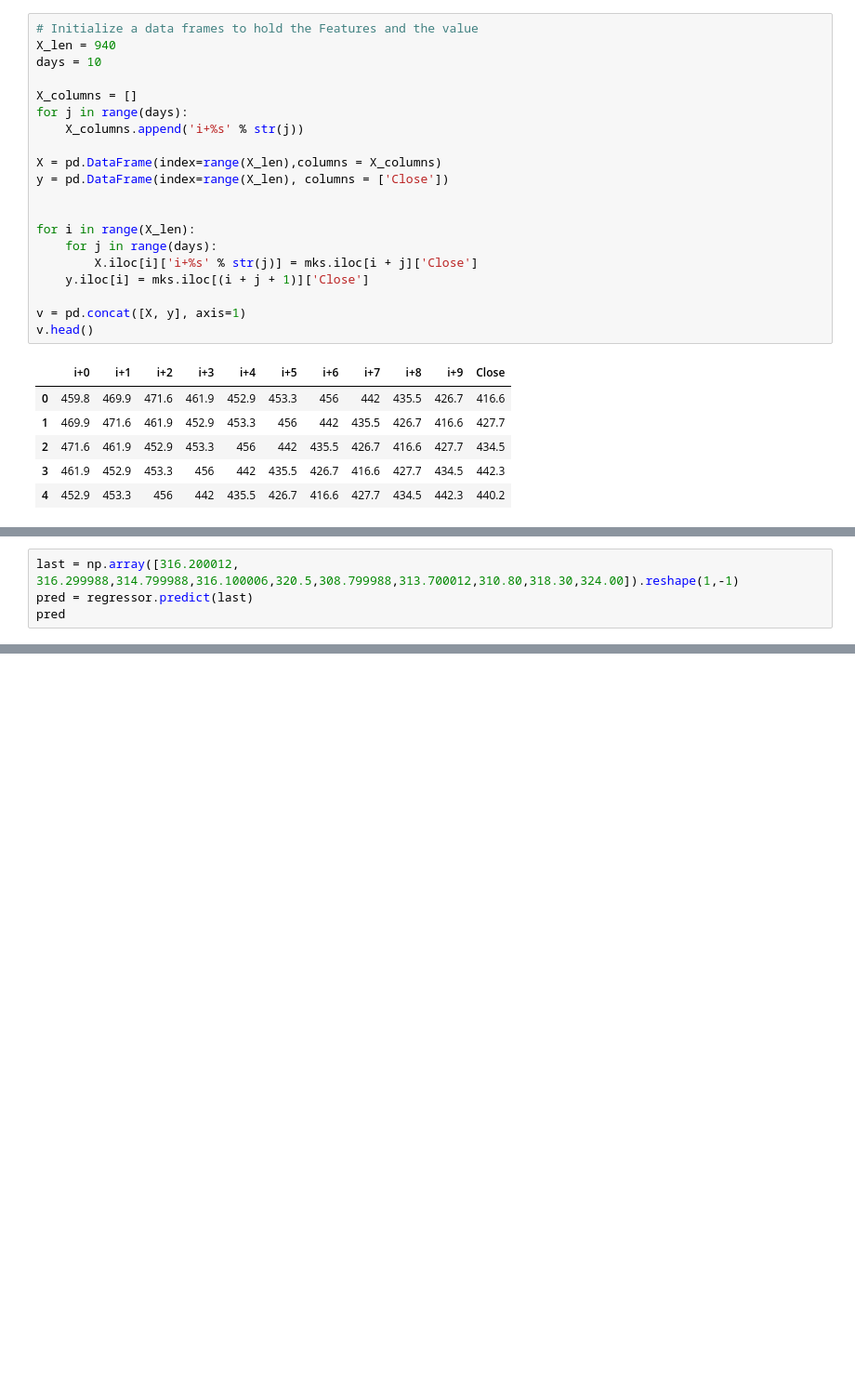
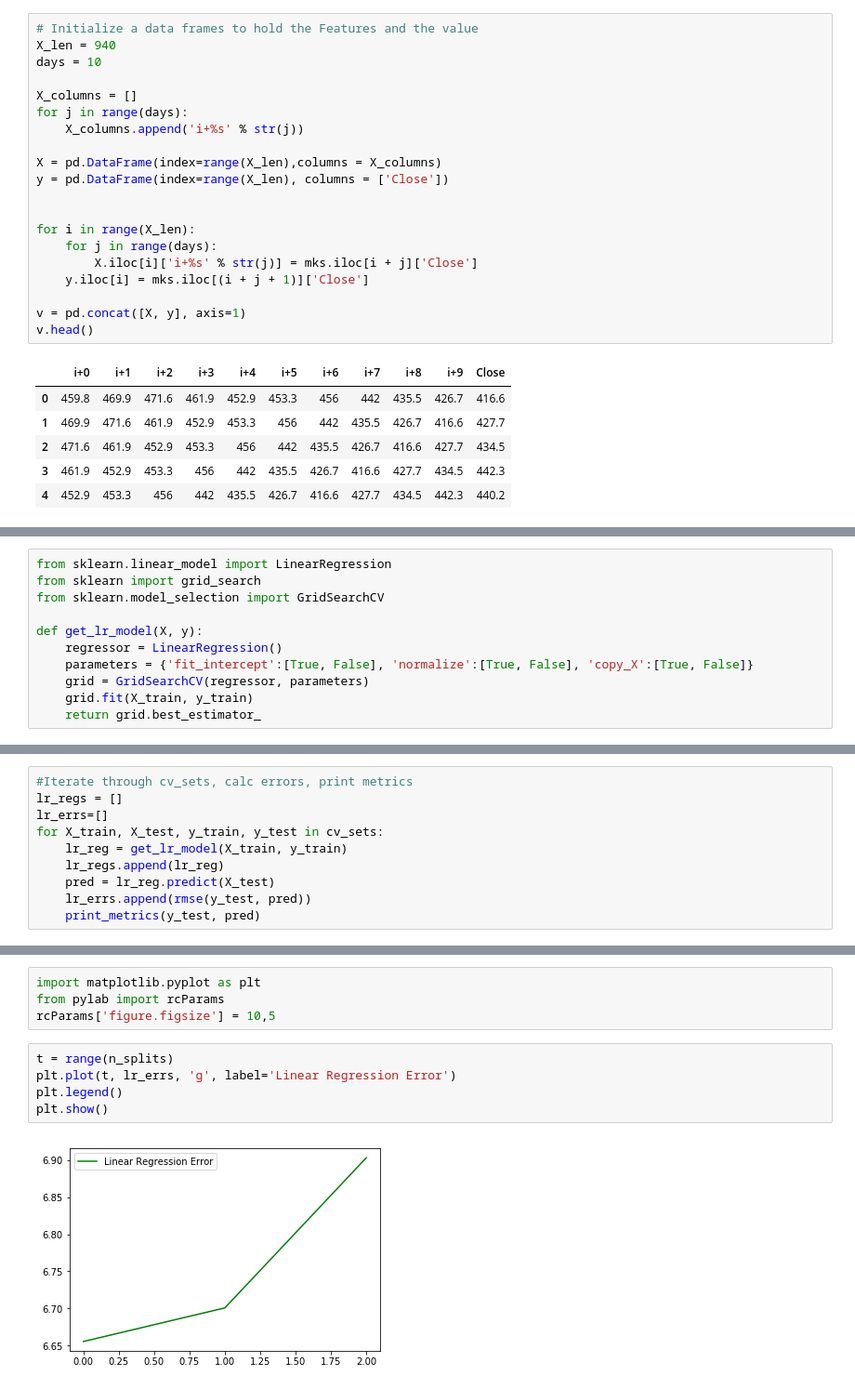
Before and after one commit to pnevmap/Stock-Predictor, a Jupyter notebook: features-and-model-MKS.ipynb, the cells around one changed output, grey strips where cells are left out. Shown: that part at 93% size. Saved outputs shown, nothing was run; the diff lists cells and outputs as text; blank space fills up the shorter version.

```diff
--- a/features-and-model-MKS.ipynb
+++ b/features-and-model-MKS.ipynb
@@ -257,4 +41,0 @@ array([[310.04679379]])
-# %%
-last = np.array([316.200012, 316.299988,314.799988,316.100006,320.5,308.799988,313.700012,310.80,318.30,324.00]).reshape(1,-1)
-pred = regressor.predict(last)
-pred
@@ -267,0 +107,11 @@ joblib.dump(regressors[0], 'prediction_model.pkl')
+# %%
+from sklearn.linear_model import LinearRegression
+from sklearn import grid_search
+from sklearn.model_selection import GridSearchCV
+
+def get_lr_model(X, y):
+    regressor = LinearRegression()
+    parameters = {'fit_intercept':[True, False], 'normalize':[True, False], 'copy_X':[True, False]}
+    grid = GridSearchCV(regressor, parameters)
+    grid.fit(X_train, y_train)
+    return grid.best_estimator_
@@ -267,0 +120,10 @@ joblib.dump(regressors[0], 'prediction_model.pkl')
+# %%
+#Iterate through cv_sets, calc errors, print metrics
+lr_regs = []
+lr_errs=[]
+for X_train, X_test, y_train, y_test in cv_sets:
+    lr_reg = get_lr_model(X_train, y_train)
+    lr_regs.append(lr_reg)
+    pred = lr_reg.predict(X_test)
+    lr_errs.append(rmse(y_test, pred))
+    print_metrics(y_test, pred)
@@ -267,0 +151,11 @@ joblib.dump(regressors[0], 'prediction_model.pkl')
+# %%
+import matplotlib.pyplot as plt
+from pylab import rcParams
+rcParams['figure.figsize'] = 10,5
+# %%
+t = range(n_splits)
+plt.plot(t, lr_errs, 'g', label='Linear Regression Error')
+plt.legend()
+plt.show()
+# %% [output]
+[figure, added]
```
Also changed, not shown: parts of 47 cells of this notebook, 11 other files.
